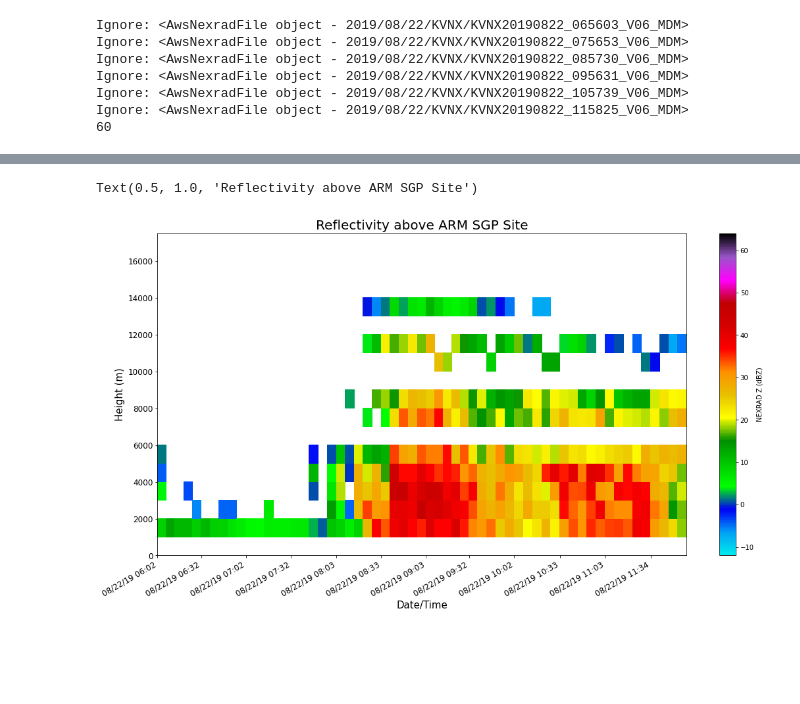
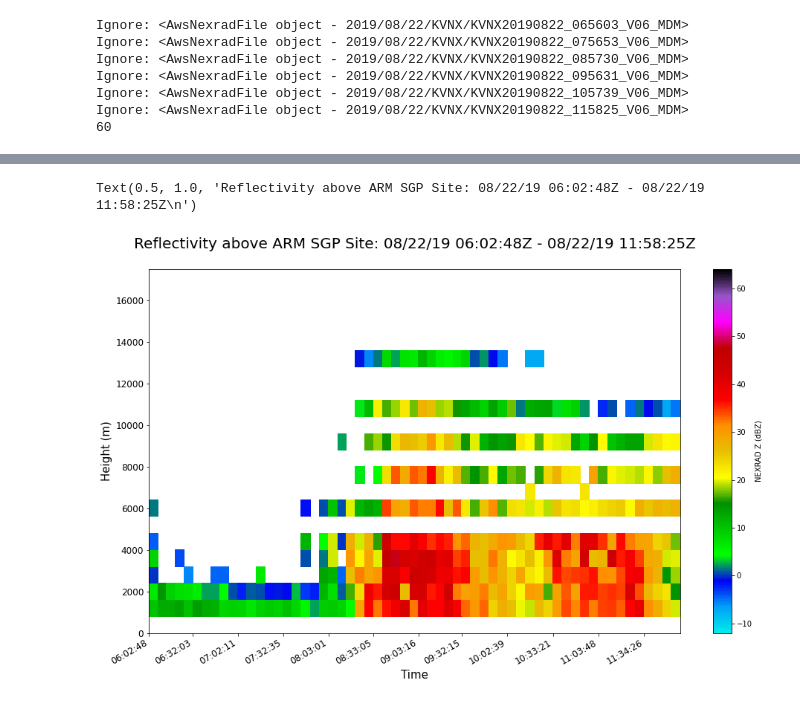
Before and after one commit to waggle-sensor/summer2021, a Jupyter notebook: Andrews/NEXRAD_TimeHeightPlots-Copy1.ipynb, the cells around one changed output, grey strips where cells are left out. Saved outputs shown, nothing was run; the diff lists cells and outputs as text; code cells hidden in the pictures; blank space fills up the shorter version.

```diff
--- a/Andrews/NEXRAD_TimeHeightPlots-Copy1.ipynb
+++ b/Andrews/NEXRAD_TimeHeightPlots-Copy1.ipynb
@@ -210,25 +185,42 @@ for i in range(len(x)):
-# %%
-# Make time-height plot of reflectivity over the site
-fig = plt.figure(figsize = [18,10])
-plt.pcolormesh(ym, xm, Z_ave, vmin = -12, vmax = 64, cmap = pyart.graph.cm.NWSRef)
-plt.colorbar(label='NEXRAD Z (dBZ)')
-plt.xlabel('Date/Time', size=15)
-plt.ylabel('Height (m)', size=15)
-
-t = ds.time.values
-dt = []
-for x in t:
-    date_time = x.strftime("%m/%d/%y %H:%M")
-    dt.append(date_time)
-plt.xticks(ticks=t, labels=dt, size=12)
-plt.yticks(size=12)
-plt.ylim(0,17500)
-ax = plt.gca()
-n=5
-ax.set_xticks(ax.get_xticks()[::n])
-fig.autofmt_xdate()
-
-plt.title('Reflectivity above ARM SGP Site', size=20)
-# %% [output]
-Text(0.5, 1.0, 'Reflectivity above ARM SGP Site')
-[figure, removed]
+# %%
+# Create an array of size time by # height bins to hold scan times & avg ref
+x = ds.time
+y = np.arange(0.,16000.,800.)
+Z_ave = np.nan*np.ones((len(x), len(y)))
+xm, ym = np.meshgrid(y, x)
+
+# Calculate avg reflectivity between two height bins for time vs. height plots
+for i in range(len(x)):
+    for j in range(19):
+        inds = np.argwhere(np.logical_and(ds.gate_hgt_site.values[i, :] >= y[j],
+                                          ds.gate_hgt_site.values[i, :] < y[j+1]))
+        Z_ave[i, j] = np.nanmean(ds.Z_site.values[i, inds])
+# %%
+# Make time-height plot of reflectivity over the site
+fig = plt.figure(figsize = [16,10])
+plt.pcolormesh(ym, xm, Z_ave, vmin = -12, vmax = 64, cmap = pyart.graph.cm.NWSRef)
+plt.colorbar(label='NEXRAD Z (dBZ)')
+plt.xlabel('Time', size=15)
+plt.ylabel('Height (m)', size=15)
+
+times = ds.time.values
+datetm = []
+tm = []
+
+for x in times:
+    date_time = x.strftime('%m/%d/%y %H:%M:%S')
+    t = x.strftime('%H:%M:%S')
+    datetm.append(date_time)
+    tm.append(t)
+plt.xticks(ticks=times, labels=tm, size=12)
+plt.yticks(size=12)
+plt.ylim(0,17500)
+ax = plt.gca()
+n=5
+ax.set_xticks(ax.get_xticks()[::n])
+fig.autofmt_xdate()
+
+plt.title('Reflectivity above ARM SGP Site: {}Z - {}Z\n'.format(datetm[0], datetm[-1]), size=20)
+# %% [output]
+Text(0.5, 1.0, 'Reflectivity above ARM SGP Site: 08/22/19 06:02:48Z - 08/22/19 11:58:25Z\n')
+[figure, added]
```
Also changed, not shown: parts of 12 cells of this notebook.
